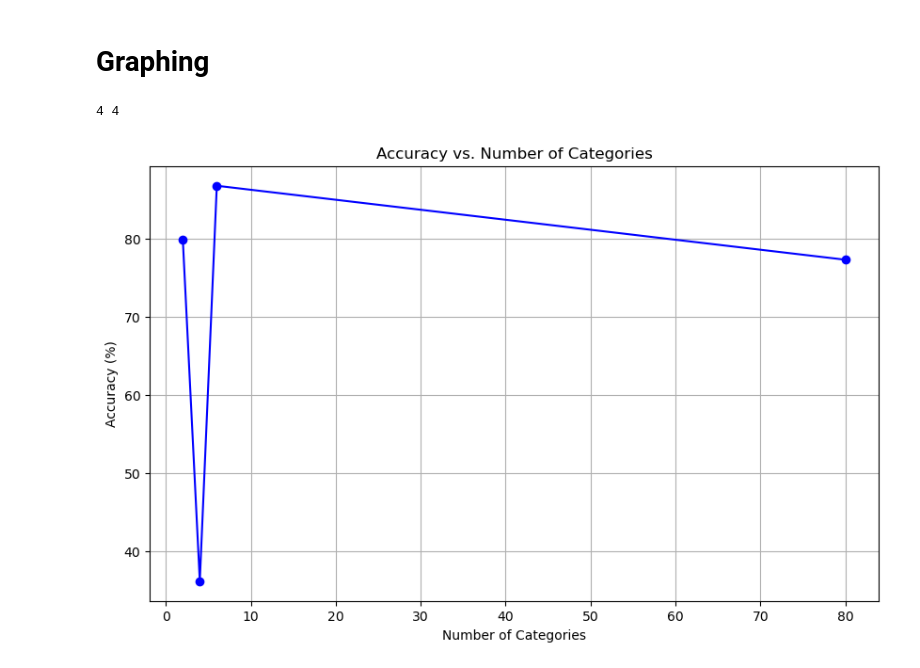
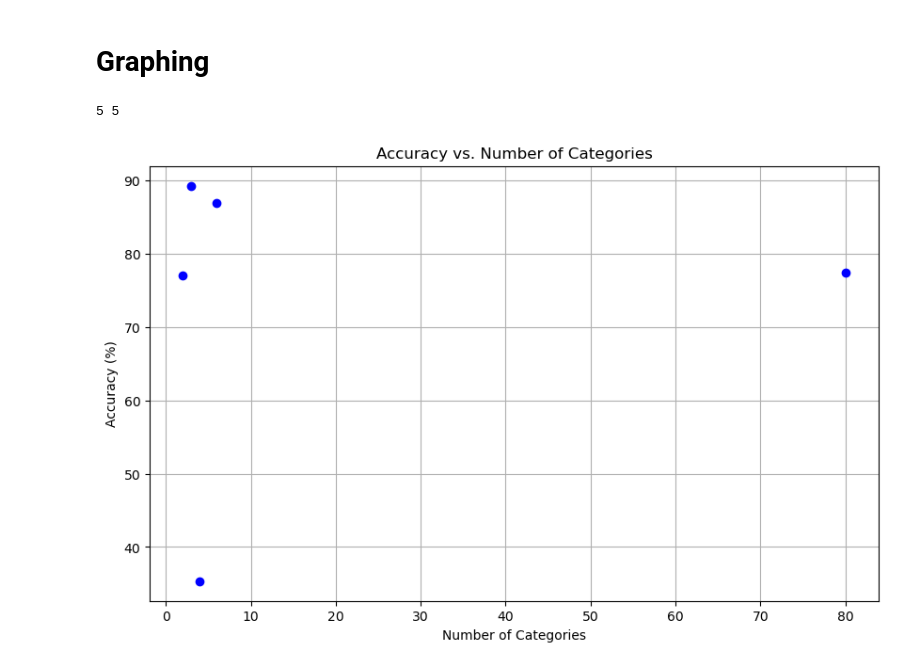
Before and after one commit to anthony-lamelas/Labeling_Accuracy, a Jupyter notebook: animal21/animal21_accuracy.ipynb, the cells around one changed output. Saved outputs shown, nothing was run; the diff lists cells and outputs as text; code cells hidden in the pictures.

Commit message:
Fixed Graph and listed possible categories

```diff
--- a/animal21/animal21_accuracy.ipynb
+++ b/animal21/animal21_accuracy.ipynb
@@ -172,7 +172,7 @@ print(check_accuracy('diet.csv', diet_dict))
 # %% [markdown]
 ## Fish, Bird, Other
 # %%
-fishBird_dict = {"Fish" : ["Fish", "Goldfish", "Seahorse", "Shark"],
+birdFish_dict = {"Fish" : ["Fish", "Goldfish", "Seahorse", "Shark"],
 
                 "Bird" :  [
         "Canary", "Chicken", "Duck", "Eagle", "Goose", "Magpie", "Ostrich",
@@ -193,5 +193,5 @@ fishBird_dict = {"Fish" : ["Fish", "Goldfish", "Seahorse", "Shark"],
 # count_all_animals(animals_dict)
 
 
-#print(check_accuracy('fishBird.csv', animals_dict))
+print(check_accuracy('birdFish.csv', birdFish_dict))
 # %% [output]
@@ -257,7 +245,7 @@ category_counts = {
     6: check_accuracy('classification.csv', class_dict),
     80:base_accuracy('base.csv'),
     4: check_accuracy('legs.csv', legs_dict),
-    3: check_accuracy('fishBird.csv', fishBird_dict)
+    3: check_accuracy('birdFish.csv', birdFish_dict)
 }
 
 amount_categories = []
@@ -271,14 +259,14 @@ for count, accuracy in category_counts.items():
 # %%
 print(len(amount_categories), len(accuracies))
 # %% [output]
-4 4
+5 5
 # %%
 plt.figure(figsize=(10, 6))
-plt.plot(amount_categories, accuracies, marker='o', linestyle='-', color='blue')
+plt.plot(amount_categories, accuracies, marker='o', linestyle='None', color='blue')
 plt.xlabel('Number of Categories')
 plt.ylabel('Accuracy (%)')
 plt.title('Accuracy vs. Number of Categories')
 plt.grid()
 plt.show()
 # %% [output]
-[figure, old version]
+[figure, new version]
```
Also changed, not shown: parts of 6 cells of this notebook.
